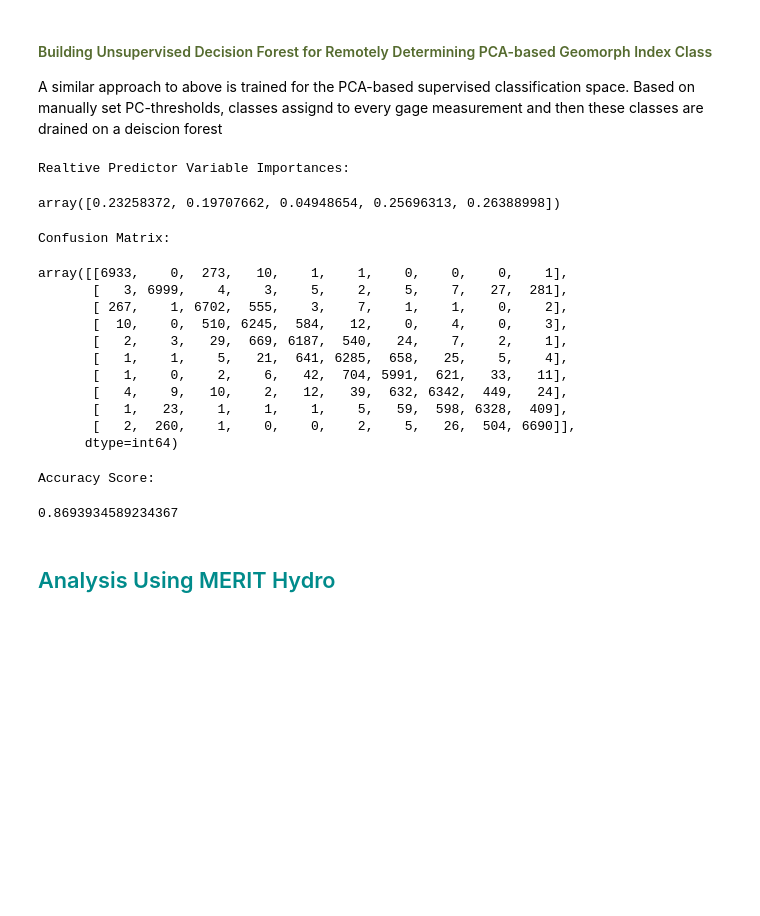
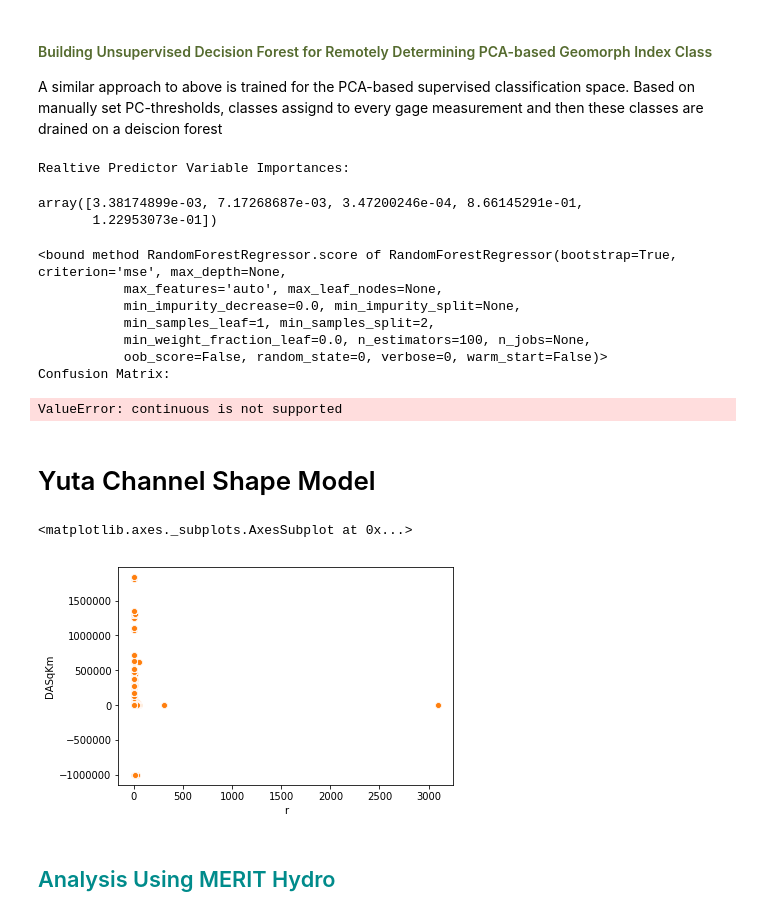
Before and after one commit to craigbrinkerhoff/2019_GeoClass, a Jupyter notebook: scripts/Brinkerhoff_geomorph_class.ipynb, the cells around one changed output. Drawn from its saved outputs; the diff is of its cells as text; code cells hidden in the pictures; blank space fills up the shorter version.

```diff
--- a/scripts/Brinkerhoff_geomorph_class.ipynb
+++ b/scripts/Brinkerhoff_geomorph_class.ipynb
@@ -592,11 +631,11 @@ Accuracy Score:
 <p> A similar approach to above is trained for the PCA-based supervised classification space.  Based on manually set PC-thresholds, classes assignd to every gage measurement and then these classes are drained on a deiscion forest </p>
 # %%
 #do the above
-variablesPCA = ['chan_width','SLOPE', 'StreamOrde', 'DASqKm', 'DistDwnstrm', 'clusterGeomorphIndex'] #this time, use PCA clusters
+variablesPCA = ['chan_width','SLOPE', 'StreamOrde', 'DASqKm','sinuosity', 'clusterGeomorphIndex'] #this time, use PCA clusters
 tempPCA = Hydroshortened.loc[:, variablesPCA].values # Separating out the remotely-sensible variables
 X_trnPCA, X_tstPCA, y_trnPCA, y_tstPCA = train_test_split(tempPCA[:,0:5], tempPCA[:,5], test_size=0.2, random_state=42) #80% training, 20% testing
 
-clfPCA = RandomForestClassifier(n_estimators=100, random_state=0) #only 100 desicion trees
+clfPCA = RandomForestRegressor(n_estimators=100, random_state=0) #only 100 desicion trees
 clfPCA.fit(X_trnPCA, y_trnPCA)
 predictionsPCA = clfPCA.predict(X_tstPCA)
 
@@ -608,21 +647,37 @@ print('\033[1m' + "Accuracy Score:")
 display(accuracy_score(y_tstPCA,predictionsPCA))
 # %% [output]
 Realtive Predictor Variable Importances:
-array([0.23258372, 0.19707662, 0.04948654, 0.25696313, 0.26388998])
+array([3.38174899e-03, 7.17268687e-03, 3.47200246e-04, 8.66145291e-01,
+       1.22953073e-01])
+<bound method RandomForestRegressor.score of RandomForestRegressor(bootstrap=True, criterion='mse', max_depth=None,
+           max_features='auto', max_leaf_nodes=None,
+           min_impurity_decrease=0.0, min_impurity_split=None,
+           min_samples_leaf=1, min_samples_split=2,
+           min_weight_fraction_leaf=0.0, n_estimators=100, n_jobs=None,
+           oob_score=False, random_state=0, verbose=0, warm_start=False)>
 Confusion Matrix:
-array([[6933,    0,  273,   10,    1,    1,    0,    0,    0,    1],
-       [   3, 6999,    4,    3,    5,    2,    5,    7,   27,  281],
-       [ 267,    1, 6702,  555,    3,    7,    1,    1,    0,    2],
-       [  10,    0,  510, 6245,  584,   12,    0,    4,    0,    3],
-       [   2,    3,   29,  669, 6187,  540,   24,    7,    2,    1],
-       [   1,    1,    5,   21,  641, 6285,  658,   25,    5,    4],
-       [   1,    0,    2,    6,   42,  704, 5991,  621,   33,   11],
-       [   4,    9,   10,    2,   12,   39,  632, 6342,  449,   24],
-       [   1,   23,    1,    1,    1,    5,   59,  598, 6328,  409],
-       [   2,  260,    1,    0,    0,    2,    5,   26,  504, 6690]],
-      dtype=int64)
+ValueError: continuous is not supported
-Accuracy Score:
-0.8693934589234367
+# %% [markdown]
+<h1>Yuta Channel Shape Model </h1>
+# %%
+from sklearn.ensemble import RandomForestRegressor
+
+#do the above
+variables = ['chan_width','SLOPE', 'sinuosity', 'r'] #this time, use PCA clusters
+temp = Hydroshortened.loc[:, variables].values # Separating out the remotely-sensible variables
+X_trn, X_tst, y_trn, y_tst = train_test_split(temp[:,0:2], temp[:,3], test_size=0.2, random_state=42) #80% training, 20% testing
+
+clf = RandomForestRegressor(n_estimators=12, random_state=0) #only 100 desicion trees
+clf.fit(X_trn, y_trn)
+predictions = clf.predict(X_tst)
+
+sns.scatterplot(np.log10(y_tst), np.log10(predictions))
+
+result = sm.OLS(np.log10(y_tst), np.log10(predictions)).fit()
+result.rsquared
+# %% [output]
+<matplotlib.axes._subplots.AxesSubplot at 0x...>
+[figure, added]
 # %% [markdown]
 <h2><font color=darkcyan> Analysis Using MERIT Hydro </font></h2>
 # %%
```
Also changed, not shown: parts of 13 cells of this notebook.
